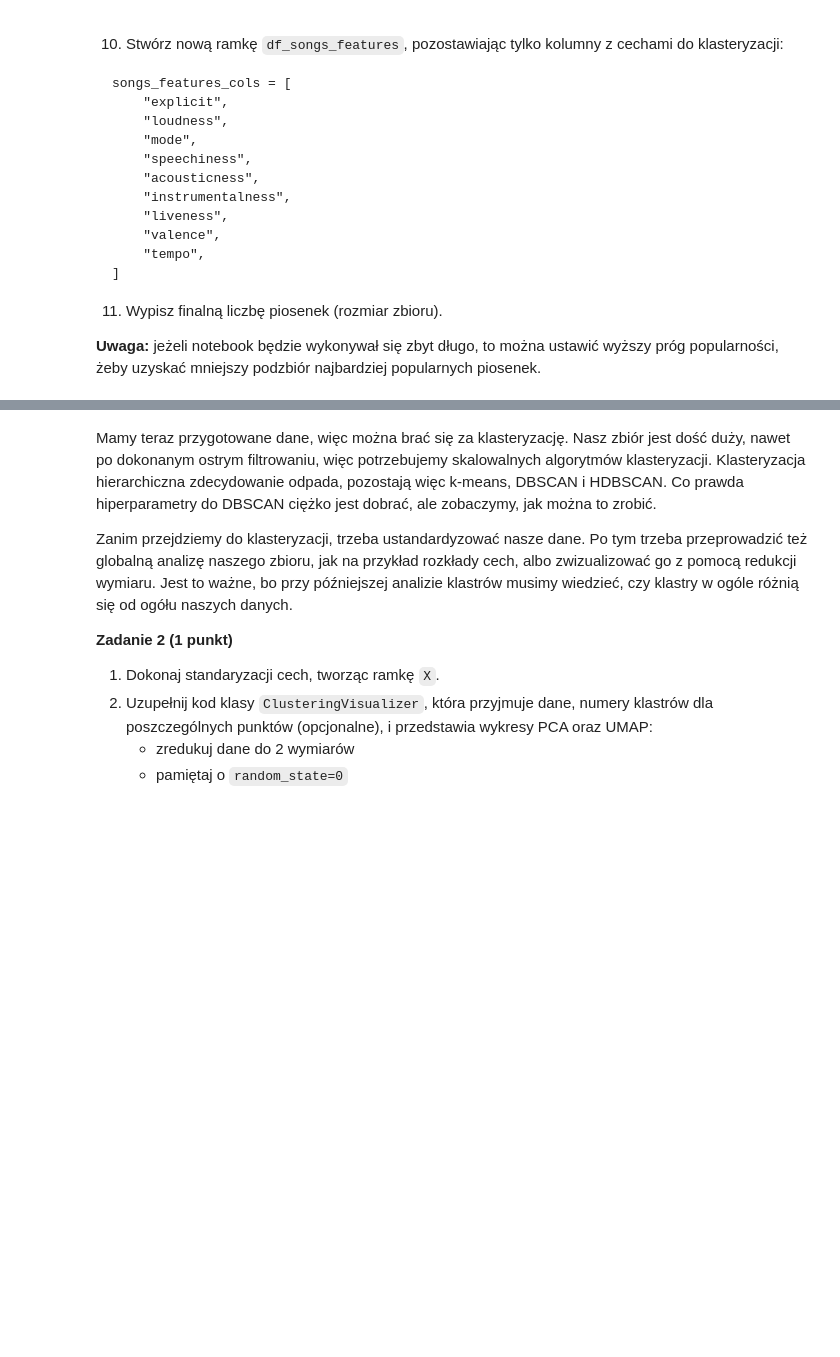
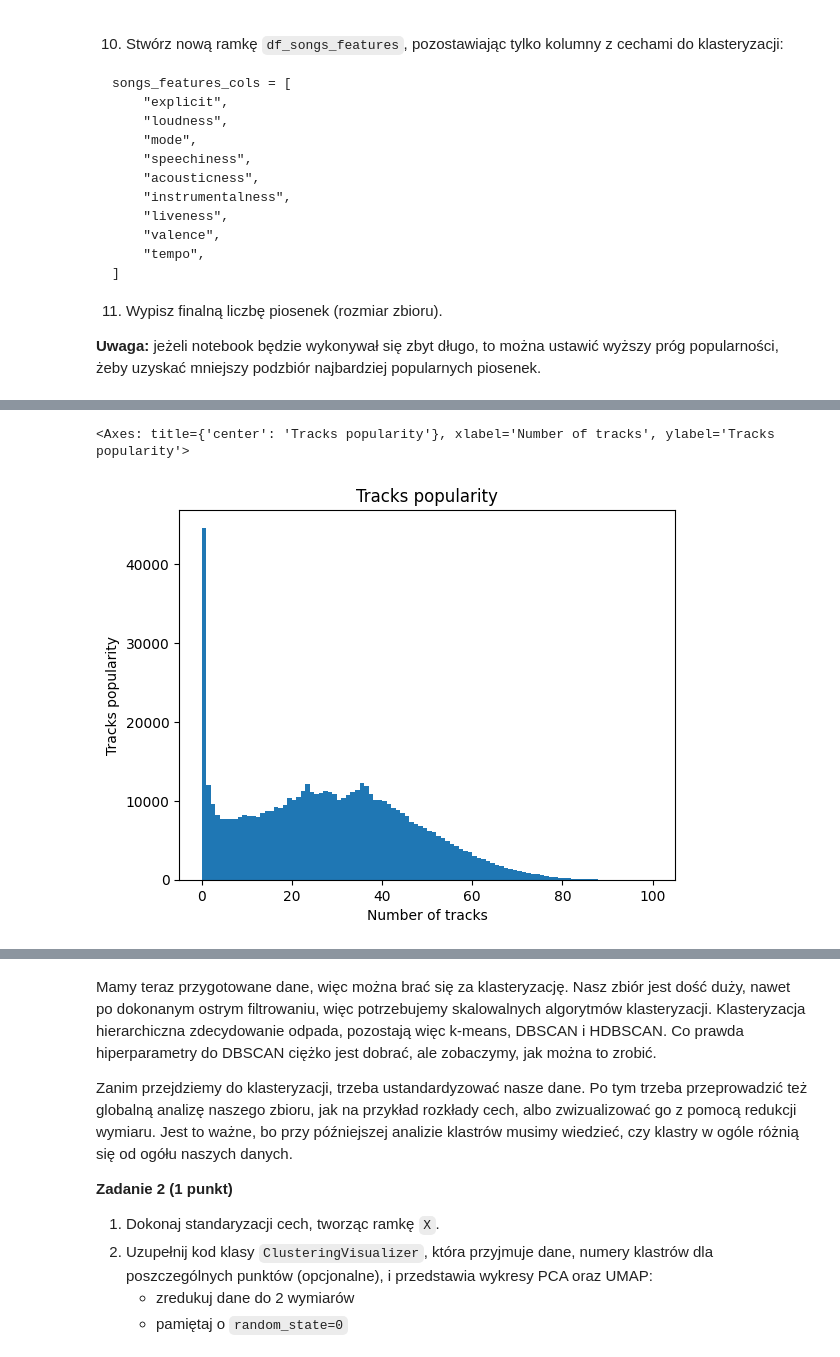
Before and after one commit to Jeremylaby/podstawy-uczenia-maszynowego-24-25, a Jupyter notebook: lab7/notebook.ipynb, the cells around one changed output, grey strips where cells are left out. Saved outputs shown, nothing was run; the diff lists cells and outputs as text; code cells hidden in the pictures; blank space fills up the shorter version.

```diff
--- a/lab7/notebook.ipynb
+++ b/lab7/notebook.ipynb
@@ -111,0 +134,10 @@ def filter_english_only(df_songs: pd.DataFrame) -> pd.DataFrame:
+# %%
+df_tracks["popularity"].plot.hist(
+    title="Tracks popularity",
+    bins=100,
+    ylabel="Tracks popularity",
+    xlabel="Number of tracks",
+)
+# %% [output]
+<Axes: title={'center': 'Tracks popularity'}, xlabel='Number of tracks', ylabel='Tracks popularity'>
+[figure, added]
```
Also changed, not shown: parts of 15 cells of this notebook, 2 other files.
